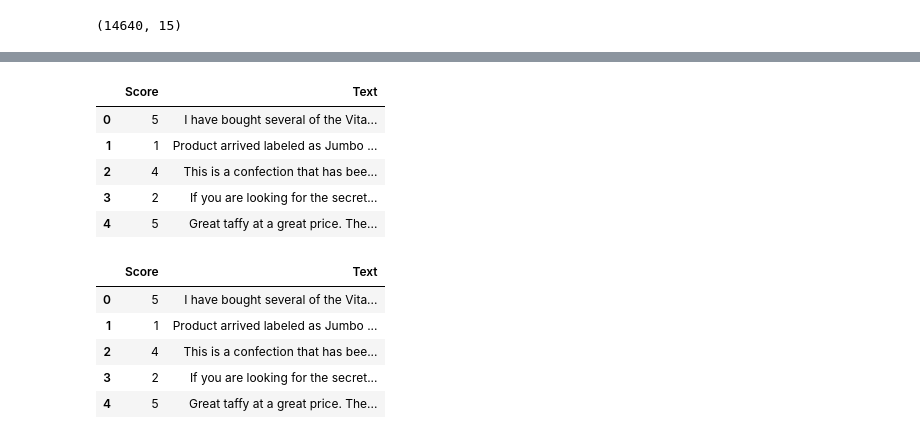
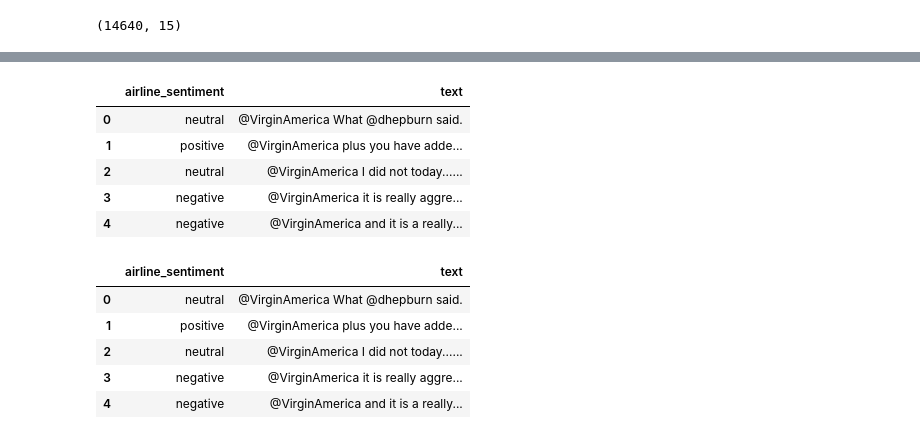
Before and after one commit to mohansameer1983/Twitter-US-Airline-Sentiment-Analysis-NLP, a Jupyter notebook: Twitter-US-Airline-Sentiment-Analysis-NLP.ipynb, the cells around one changed output, grey strips where cells are left out. Cells and saved outputs as stored; diff of their text form; code cells hidden in the pictures.

```diff
--- a/Twitter-US-Airline-Sentiment-Analysis-NLP.ipynb
+++ b/Twitter-US-Airline-Sentiment-Analysis-NLP.ipynb
@@ -63,10 +56,9 @@ data.head()                                              # Print first 5 rows of
 | 3 | 570301031407624196 | negative | 1.0000 | Bad Flight | 0.7033 | Virgin America | ... |
 | 4 | 570300817074462722 | negative | 1.0000 | Can't Tell | 1.0000 | Virgin America | ... |
 # %%
-# Taking only 50000 entries for demonstration purpose. As full data will take more time to process.
-# Only keeping score and Text columns from the data, as these are useful for our analysis.
+# Only keeping airline_sentiment and Text columns from the data, as these are useful for our analysis.
 
-data = data.loc[:49999, ['Score', 'Text']]
+data = data.loc[:, ['airline_sentiment', 'text']]
 # %%
 data.isnull().sum(axis=0)                                # Check for NULL values.
 # %% [output]
@@ -104,6 +87,6 @@ def strip_html(text):
     soup = BeautifulSoup(text, "html.parser")
     return soup.get_text()
 
-data['Text'] = data['Text'].apply(lambda x: strip_html(x))
+data['text'] = data['text'].apply(lambda x: strip_html(x))
 data.head()
 # %% [output]
@@ -116,29 +99,29 @@ data.head()
 # %%
 def replace_contractions(text):
     """Replace contractions in string of text"""
     return contractions.fix(text)
 
-data['Text'] = data['Text'].apply(lambda x: replace_contractions(x))
+data['text'] = data['text'].apply(lambda x: replace_contractions(x))
 data.head()
 # %% [output]
-|  | Score | Text |
-| 0 | 5 | I have bought several of the Vita... |
-| 1 | 1 | Product arrived labeled as Jumbo ... |
-| 2 | 4 | This is a confection that has bee... |
-| 3 | 2 | If you are looking for the secret... |
-| 4 | 5 | Great taffy at a great price. The... |
+|  | airline_sentiment | text |
+| 0 | neutral | @VirginAmerica What @dhepburn said. |
+| 1 | positive | @VirginAmerica plus you have adde... |
+| 2 | neutral | @VirginAmerica I did not today...... |
+| 3 | negative | @VirginAmerica it is really aggre... |
+| 4 | negative | @VirginAmerica and it is a really... |
 # %%
 def remove_numbers(text):
   text = re.sub(r'\d+', '', text)
   return text
 
-data['Text'] = data['Text'].apply(lambda x: remove_numbers(x))
+data['text'] = data['text'].apply(lambda x: remove_numbers(x))
 data.head()
 # %% [output]
-|  | Score | Text |
-| 0 | 5 | I have bought several of the Vita... |
-| 1 | 1 | Product arrived labeled as Jumbo ... |
-| 2 | 4 | This is a confection that has bee... |
-| 3 | 2 | If you are looking for the secret... |
-| 4 | 5 | Great taffy at a great price. The... |
+|  | airline_sentiment | text |
+| 0 | neutral | @VirginAmerica What @dhepburn said. |
+| 1 | positive | @VirginAmerica plus you have adde... |
+| 2 | neutral | @VirginAmerica I did not today...... |
+| 3 | negative | @VirginAmerica it is really aggre... |
+| 4 | negative | @VirginAmerica and it is a really... |
 # %%
```
Also changed, not shown: parts of 21 cells of this notebook.
